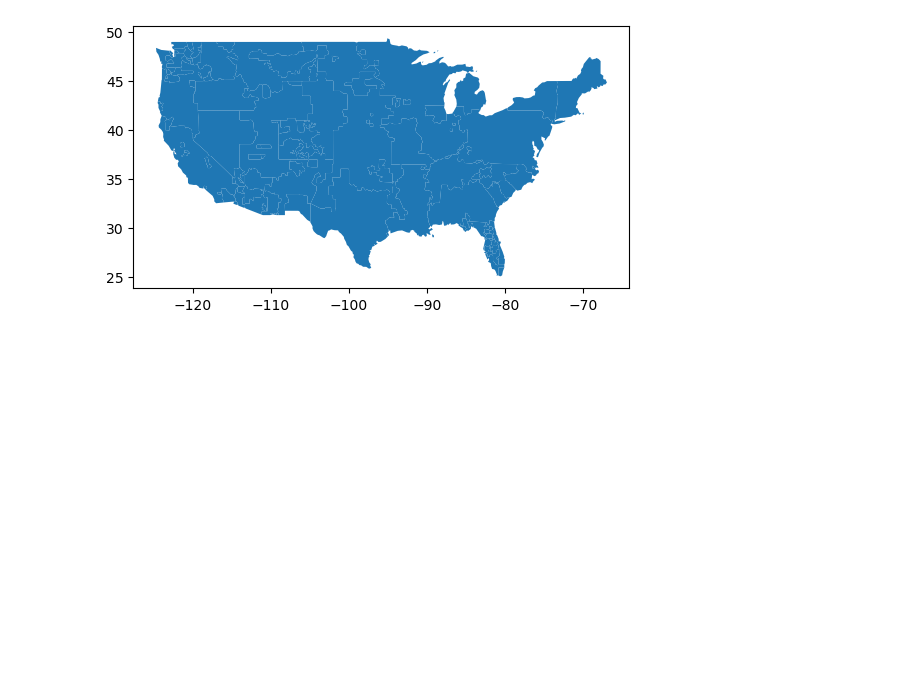
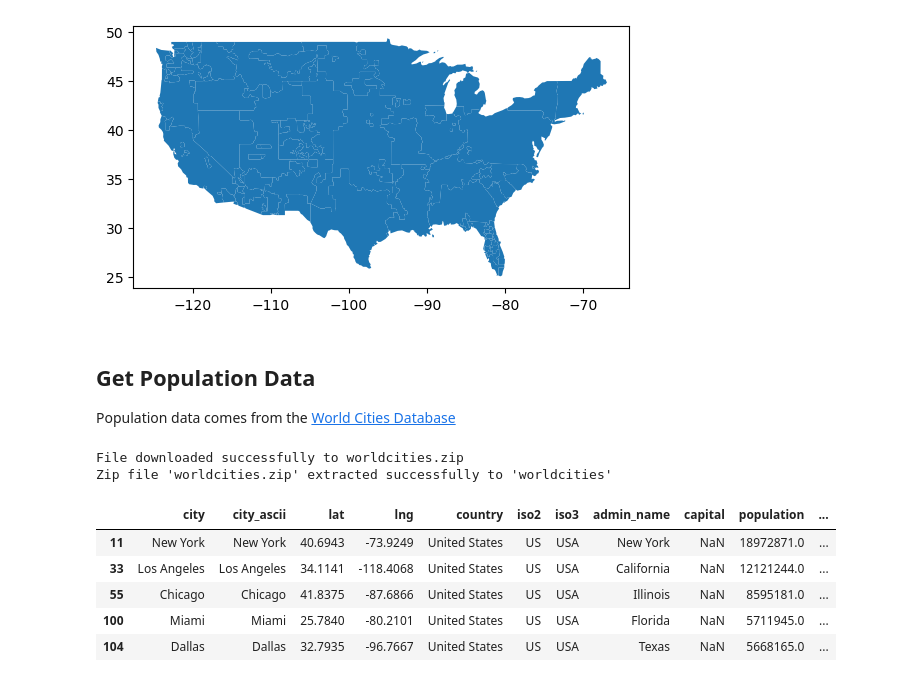
Before and after one commit to Electricity-Transmission-Database/electricity-transmission-database, a Jupyter notebook: usa/usa.ipynb, the cells around one changed output. Saved outputs shown, nothing was run; the diff lists cells and outputs as text; code cells hidden in the pictures; blank space fills up the shorter version.

Commit message:
download worldcities

```diff
--- a/usa/usa.ipynb
+++ b/usa/usa.ipynb
@@ -27,6 +27,11 @@ def download_file(url: str, destination: str):
 def file_exists(file_path: str):
     path = Path(file_path)
     return path.is_file()
+# %%
+def extract_zip(zip_file_path: str, extract_to: str):
+    with zipfile.ZipFile(zip_file_path, 'r') as zip_ref:
+        zip_ref.extractall(extract_to)
+    print(f"Zip file '{zip_file_path}' extracted successfully to '{extract_to}'")
 # %% [markdown]
 ## Get Balancing Authority Shapes
 Shapes are taken from [Electricity Maps](https://github.com/electricitymaps/electricitymaps-contrib/blob/master/web/geo/world.geojson), as they have a spatially resolved file (ie. no overlaps between balancing authorities)
@@ -56,3 +61,26 @@ bas.plot()
 # %% [output]
 <Axes: >
 [figure]
+# %% [markdown]
+## Get Population Data
+Population data comes from the [World Cities Database](https://simplemaps.com/data/world-cities)
+# %%
+pop = Path("worldcities/worldcities.csv")
+
+if not file_exists(pop):
+    url = "https://simplemaps.com/static/data/world-cities/basic/simplemaps_worldcities_basicv1.76.zip"
+    download_file(url, "worldcities.zip")
+    extract_zip("worldcities.zip", "worldcities")
+
+df = pd.read_csv(pop)
+df = df[(df["iso3"] == "USA") & (~df["admin_name"].isin(["Hawaii", "Alaska"]))]
+df.head()
+# %% [output]
+File downloaded successfully to worldcities.zip
+Zip file 'worldcities.zip' extracted successfully to 'worldcities'
+|  | city | city_ascii | lat | lng | country | iso2 | iso3 | admin_name | capital | population | ... |
+| 11 | New York | New York | 40.6943 | -73.9249 | United States | US | USA | New York | NaN | 18972871.0 | ... |
+| 33 | Los Angeles | Los Angeles | 34.1141 | -118.4068 | United States | US | USA | California | NaN | 12121244.0 | ... |
+| 55 | Chicago | Chicago | 41.8375 | -87.6866 | United States | US | USA | Illinois | NaN | 8595181.0 | ... |
+| 100 | Miami | Miami | 25.7840 | -80.2101 | United States | US | USA | Florida | NaN | 5711945.0 | ... |
+| 104 | Dallas | Dallas | 32.7935 | -96.7667 | United States | US | USA | Texas | NaN | 5668165.0 | ... |
```
Also changed, not shown: parts of 1 cell of this notebook.
